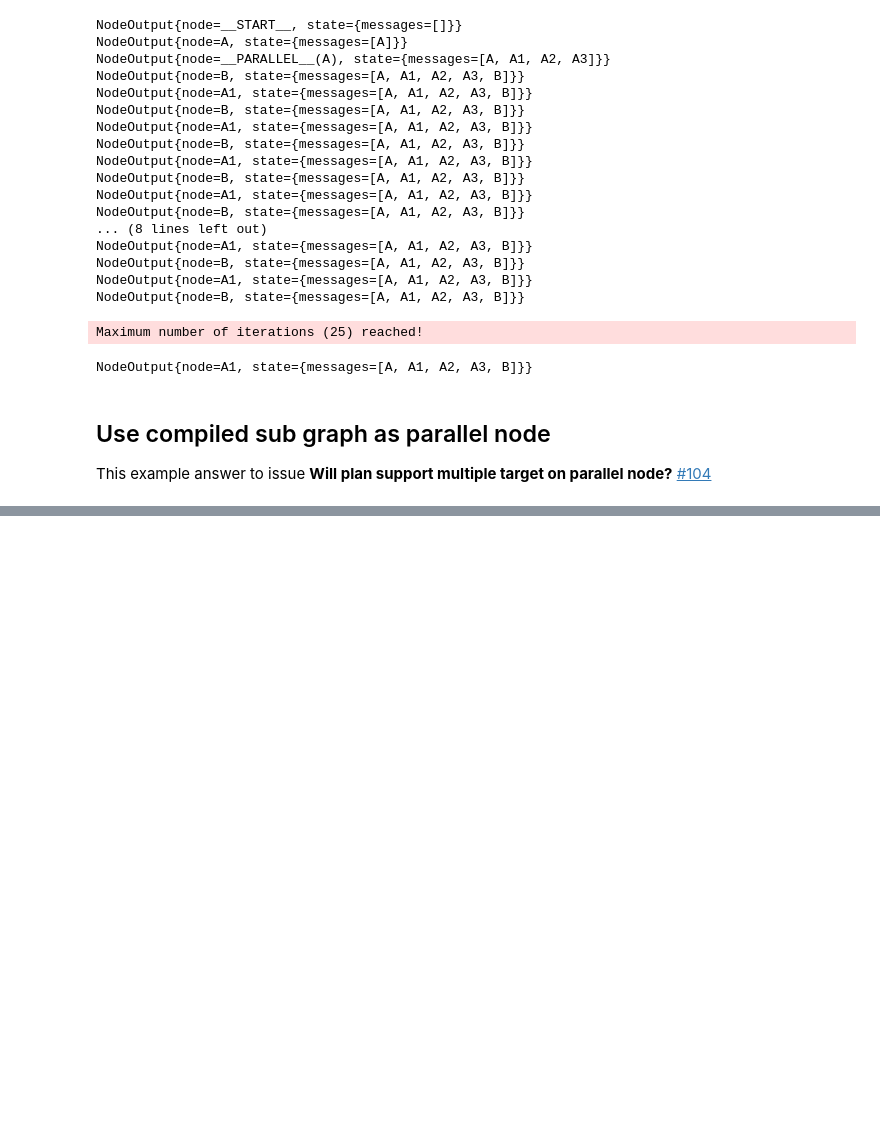
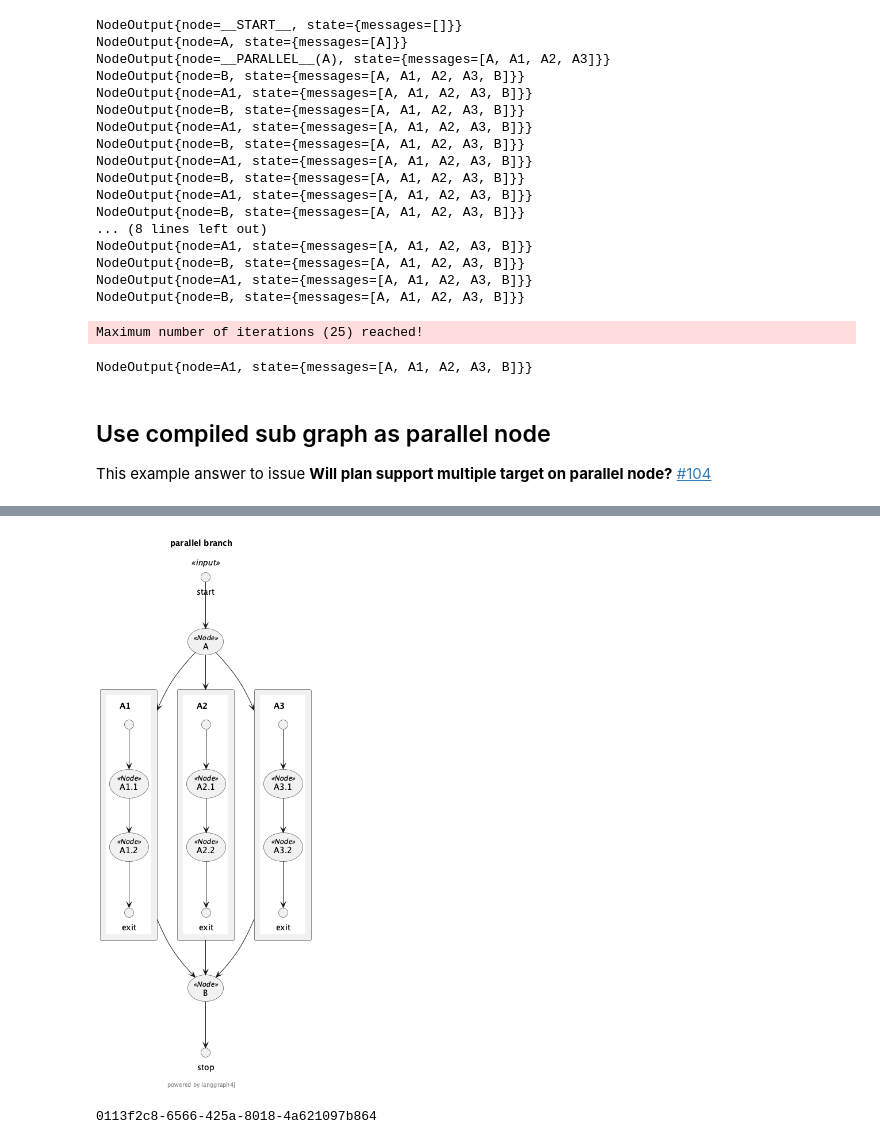
Before and after one commit to bsorrentino/langgraph4j, a Jupyter notebook: how-tos/parallel-branch.ipynb, the cells around one changed output, grey strips where cells are left out. Cells and saved outputs as stored; diff of their text form; code cells hidden in the pictures; blank space fills up the shorter version.

Commit message:
feat(how-to): update parallel-branch notebook
work on #104

```diff
--- a/how-tos/parallel-branch.ipynb
+++ b/how-tos/parallel-branch.ipynb
@@ -290,0 +347,9 @@ NodeOutput{node=__END__, state={messages=[A, A1.1, A1.2, B]}}
+# %%
+import org.bsc.langgraph4j.GraphRepresentation;
+
+var representation = workflow.getGraph( GraphRepresentation.Type.PLANTUML, "parallel branch",false );
+
+display( plantUML2PNG( representation.getContent() ) )
+# %% [output]
+[figure, added]
+0113f2c8-6566-425a-8018-4a621097b864
```
Also changed, not shown: parts of 7 cells of this notebook.
